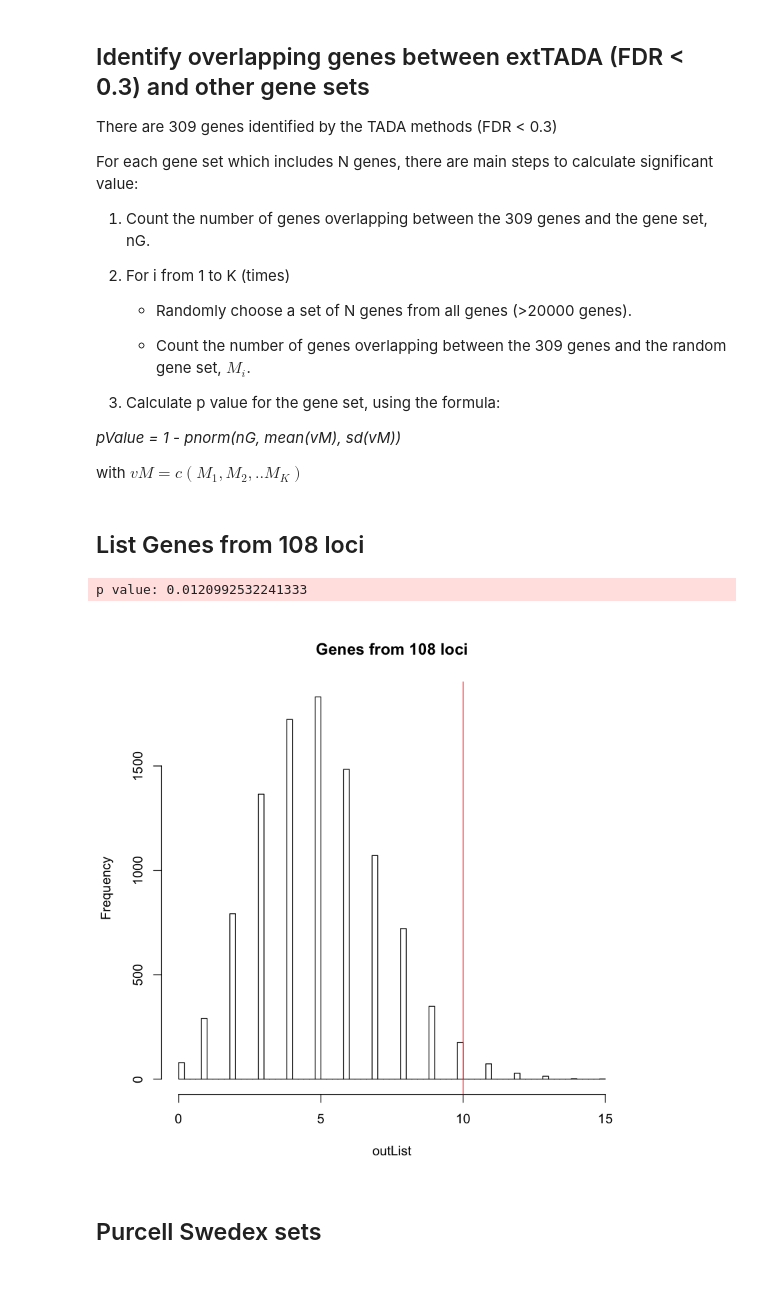
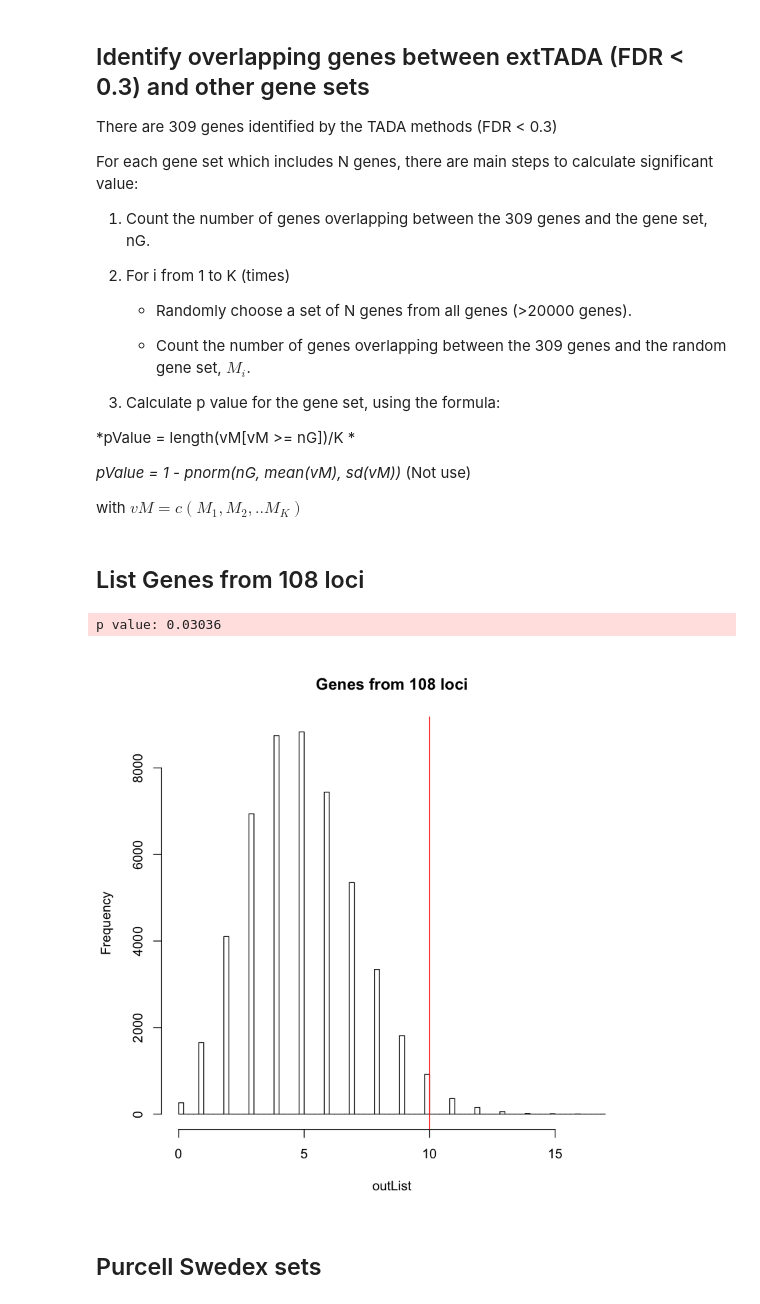
Before and after one commit to hoangtn/extTADA, a Jupyter notebook: Model/intersect_between_309gene_fromTADA_and_other_gene_set.ipynb, the cells around one changed output. Drawn from its saved outputs; the diff is of its cells as text; code cells hidden in the pictures.

```diff
--- a/Model/intersect_between_309gene_fromTADA_and_other_gene_set.ipynb
+++ b/Model/intersect_between_309gene_fromTADA_and_other_gene_set.ipynb
@@ -15,7 +15,10 @@ For each gene set which includes N genes, there are main steps to calculate sign
 
 3. Calculate p value for the gene set, using the formula:
 
-*pValue = 1 - pnorm(nG, mean(vM), sd(vM))*
+*pValue = length(vM[vM >= nG])/K *
+
+
+*pValue = 1 - pnorm(nG, mean(vM), sd(vM))* (Not use)
 
 with $vM = c(M_1, M_2, ..M_K)$
 # %%
@@ -29,34 +32,35 @@ x1 <- readLines("../data/list.proteinCodingGenes.from108.txt.sort")
 # %%
 pList <- NULL
 nG <- NULL
 lGeneSet <- NULL
 
 xFMRP <- x1
 xFMRP <- unique(xFMRP)
 
 l1 <- length(xFMRP)
-lGeneSet[kk] <- l1
 
-nSample <- 10000 ##Number of sampling from all genes
+
+nSample <- 50000 ##Number of sampling from all genes
 outList <- NULL
 
 xIntersect <- length(intersect(xFMRP, xResult))
-nG[kk] <- xIntersect
+
 for (i in 1:nSample){
   tempGene <- sample(xAll, l1)
   outList[i] <- length(intersect(tempGene, xResult))
 
 }
 
 #plot(density(outList))
 #abline(v = xIntersect)
-message("p value: ", 1- pnorm(xIntersect, mean(outList), sd = sd(outList)))
+
+message("p value: ", length(outList[outList >= xIntersect])/nSample)
 
     hist(outList, 100, main = "Genes from 108 loci", xlim = range(c(outList, xIntersect + 1)))
     abline(v = xIntersect, col = 'red')
 # %% [output]
-p value: 0.0120992532241333
+p value: 0.03036
-[figure, old version]
+[figure, new version]
 # %% [markdown]
 ## Purcell Swedex sets
 # %%
```
Also changed, not shown: parts of 15 cells of this notebook.
